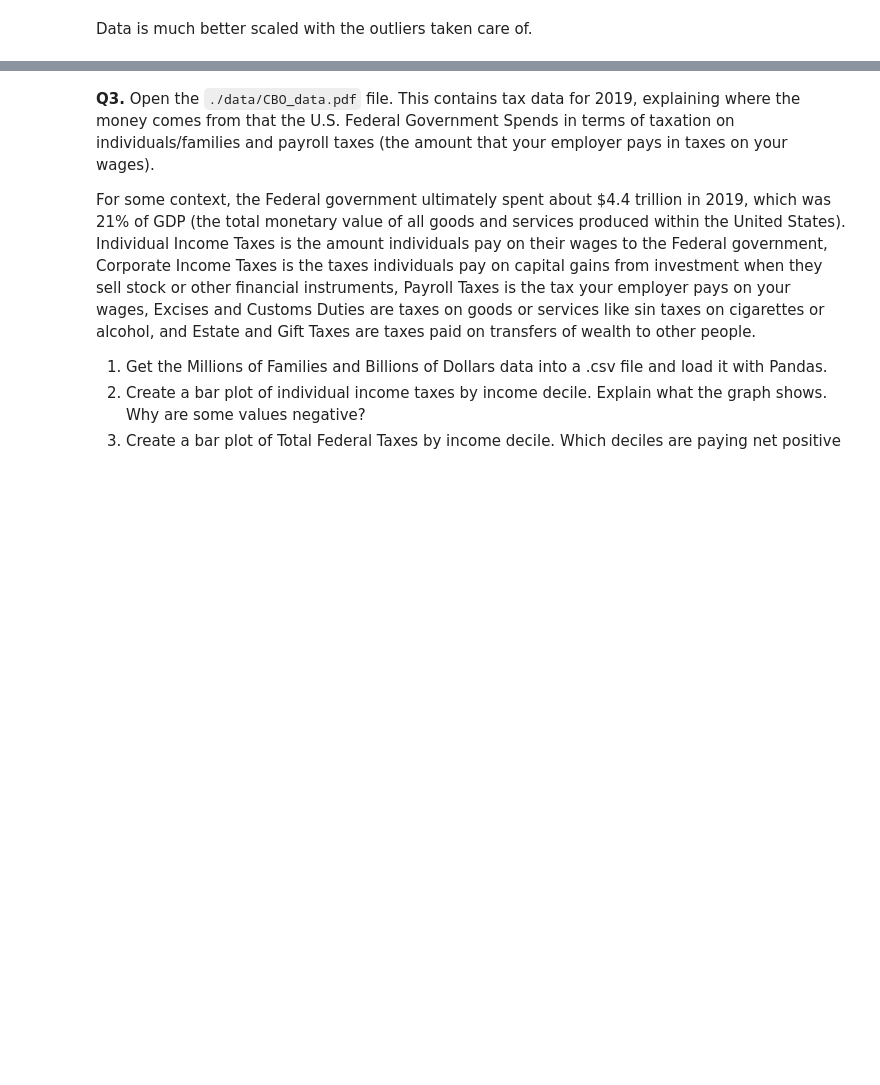
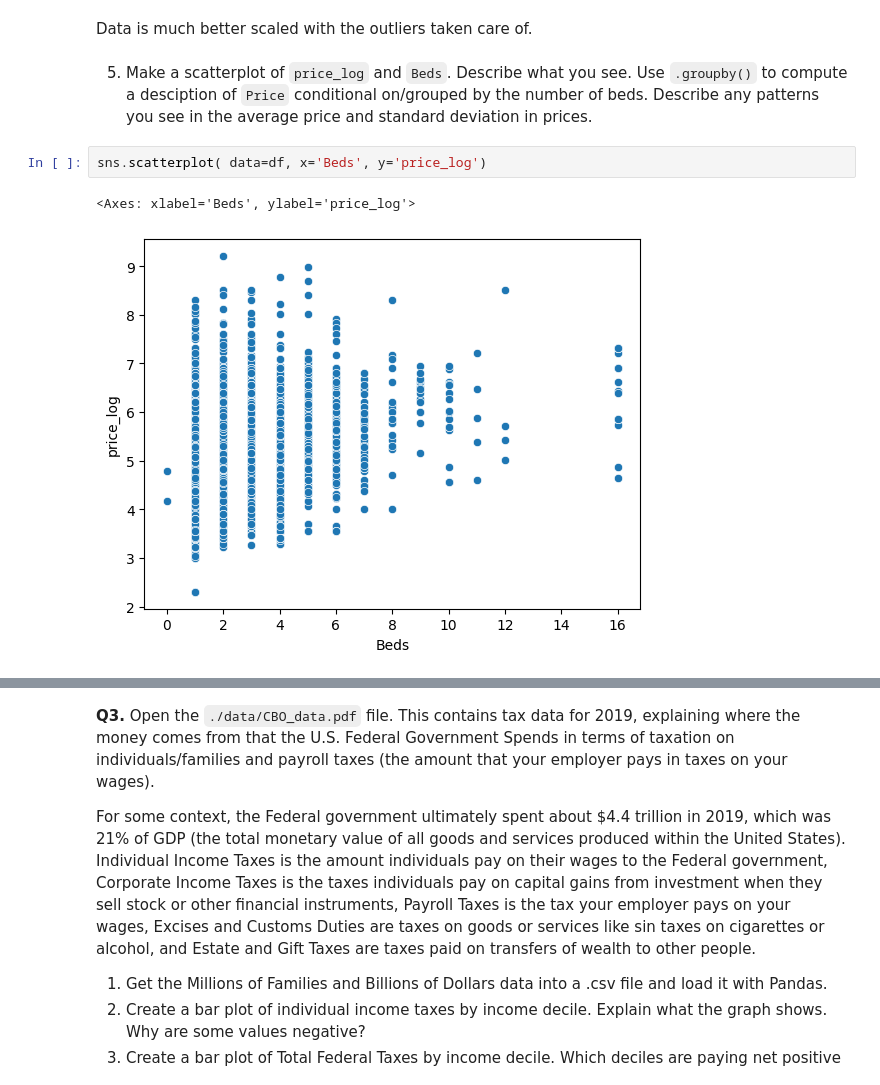
Before and after one commit to fourchain40/visualization, a Jupyter notebook: assignment/assignment.ipynb, the cells around one changed output, grey strips where cells are left out. Saved outputs shown, nothing was run; the diff lists cells and outputs as text; blank space fills up the shorter version.

```diff
--- a/assignment/assignment.ipynb
+++ b/assignment/assignment.ipynb
@@ -141,2 +141,9 @@ Name: log_price, dtype: float64
 # %% [markdown]
 Data is much better scaled with the outliers taken care of.
+# %% [markdown]
+ 5. Make a scatterplot of `price_log` and `Beds`. Describe what you see. Use `.groupby()` to compute a desciption of `Price` conditional on/grouped by the number of beds. Describe any patterns you see in the average price and standard deviation in prices.
+# %%
+sns.scatterplot( data=df, x='Beds', y='price_log')
+# %% [output]
+<Axes: xlabel='Beds', ylabel='price_log'>
+[figure, added]
```
Also changed, not shown: parts of 8 cells of this notebook.
